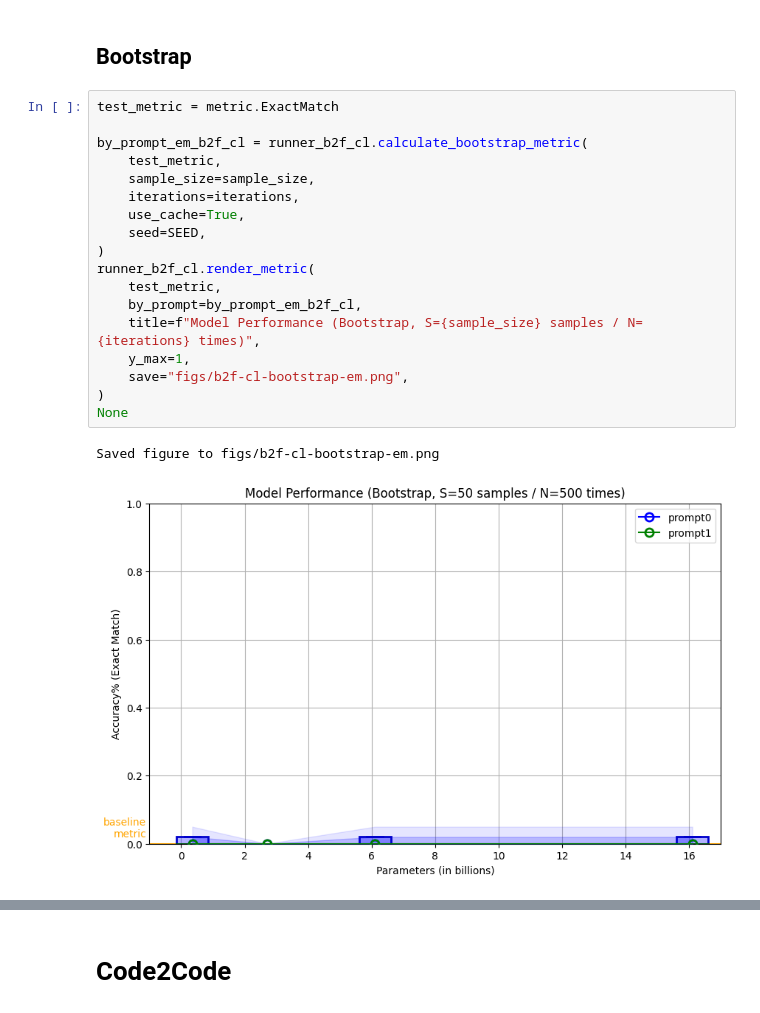
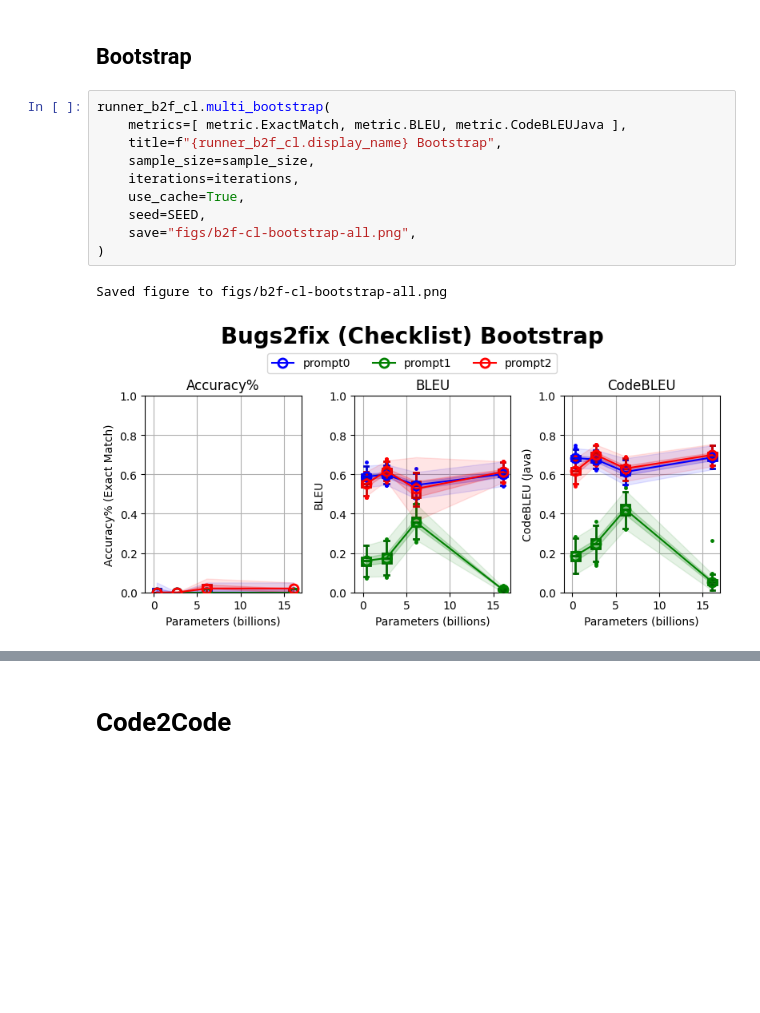
Before and after one commit to WM-SEMERU/emergent-capabilities, a Jupyter notebook: metric-progress.ipynb, the cells around one changed output, grey strips where cells are left out. Cells and saved outputs as stored; diff of their text form; blank space fills up the shorter version.

```diff
--- a/metric-progress.ipynb
+++ b/metric-progress.ipynb
@@ -108,23 +80,15 @@ i = 100/100...
 # %% [markdown]
 ## Bootstrap
 # %%
-test_metric = metric.ExactMatch
-
-by_prompt_em_b2f_cl = runner_b2f_cl.calculate_bootstrap_metric(
-    test_metric,
+runner_b2f_cl.multi_bootstrap(
+    metrics=[ metric.ExactMatch, metric.BLEU, metric.CodeBLEUJava ],
+    title=f"{runner_b2f_cl.display_name} Bootstrap",
     sample_size=sample_size,
     iterations=iterations,
     use_cache=True,
     seed=SEED,
+    save="figs/b2f-cl-bootstrap-all.png",
 )
-runner_b2f_cl.render_metric(
-    test_metric,
-    by_prompt=by_prompt_em_b2f_cl,
-    title=f"Model Performance (Bootstrap, S={sample_size} samples / N={iterations} times)",
-    y_max=1,
-    save="figs/b2f-cl-bootstrap-em.png",
-)
-None
 # %% [output]
-Saved figure to figs/b2f-cl-bootstrap-em.png
+Saved figure to figs/b2f-cl-bootstrap-all.png
-[figure, old version]
+[figure, new version]
```
Also changed, not shown: parts of 14 cells of this notebook, 32 other files.
